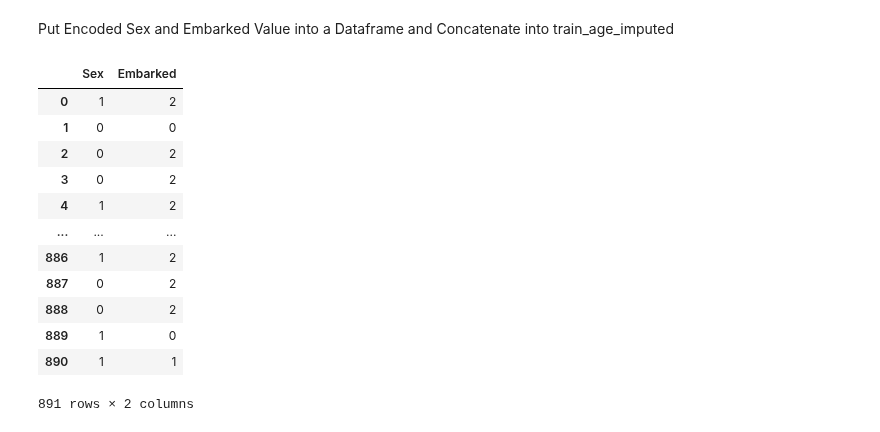
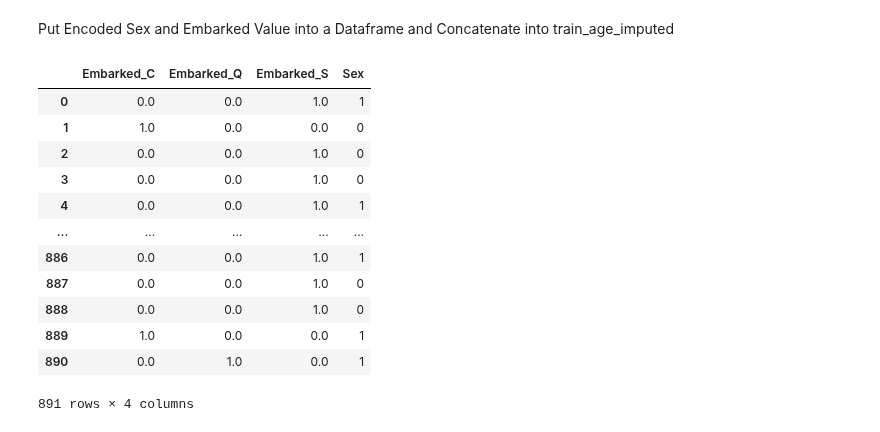
Before and after one commit to lucaslokchan/hands-on-ml, a Jupyter notebook: Projects/Titanic/Titanic_Machine_Learning_from_Disaster.ipynb, the cells around one changed output. Drawn from its saved outputs; the diff is of its cells as text; code cells hidden in the pictures.

```diff
--- a/Projects/Titanic/Titanic_Machine_Learning_from_Disaster.ipynb
+++ b/Projects/Titanic/Titanic_Machine_Learning_from_Disaster.ipynb
@@ -432,22 +418,21 @@ array([2, 0, 2, 2, 2, 1, 2, 2, 2, 0, 2, 2, 2, 2, 2, 2, 1, 2, 2, 0, 2, 2,
 # %% [markdown]
 Put Encoded Sex and Embarked Value into a Dataframe and Concatenate into train_age_imputed
-# %%
-temp = pd.DataFrame([sex_encoded, embarked_encoded]).transpose()
-temp.columns = ['Sex', 'Embarked']
-temp
-# %% [output]
-|  | Sex | Embarked |
-| 0 | 1 | 2 |
-| 1 | 0 | 0 |
-| 2 | 0 | 2 |
-| 3 | 0 | 2 |
-| 4 | 1 | 2 |
-| ... | ... | ... |
-| 886 | 1 | 2 |
-| 887 | 0 | 2 |
-| 888 | 0 | 2 |
-| 889 | 1 | 0 |
-| 890 | 1 | 1 |
-891 rows × 2 columns
+# %%
+embarked_sex_encoded = pd.concat([embarked, sex], axis=1)
+embarked_sex_encoded
+# %% [output]
+|  | Embarked_C | Embarked_Q | Embarked_S | Sex |
+| 0 | 0.0 | 0.0 | 1.0 | 1 |
+| 1 | 1.0 | 0.0 | 0.0 | 0 |
+| 2 | 0.0 | 0.0 | 1.0 | 0 |
+| 3 | 0.0 | 0.0 | 1.0 | 0 |
+| 4 | 0.0 | 0.0 | 1.0 | 1 |
+| ... | ... | ... | ... | ... |
+| 886 | 0.0 | 0.0 | 1.0 | 1 |
+| 887 | 0.0 | 0.0 | 1.0 | 0 |
+| 888 | 0.0 | 0.0 | 1.0 | 0 |
+| 889 | 1.0 | 0.0 | 0.0 | 1 |
+| 890 | 0.0 | 1.0 | 0.0 | 1 |
+891 rows × 4 columns
 # %%
 train_age_imputed_drop = train_age_imputed.drop(['Sex', 'Embarked'], axis=1)
```
Also changed, not shown: parts of 33 cells of this notebook.
